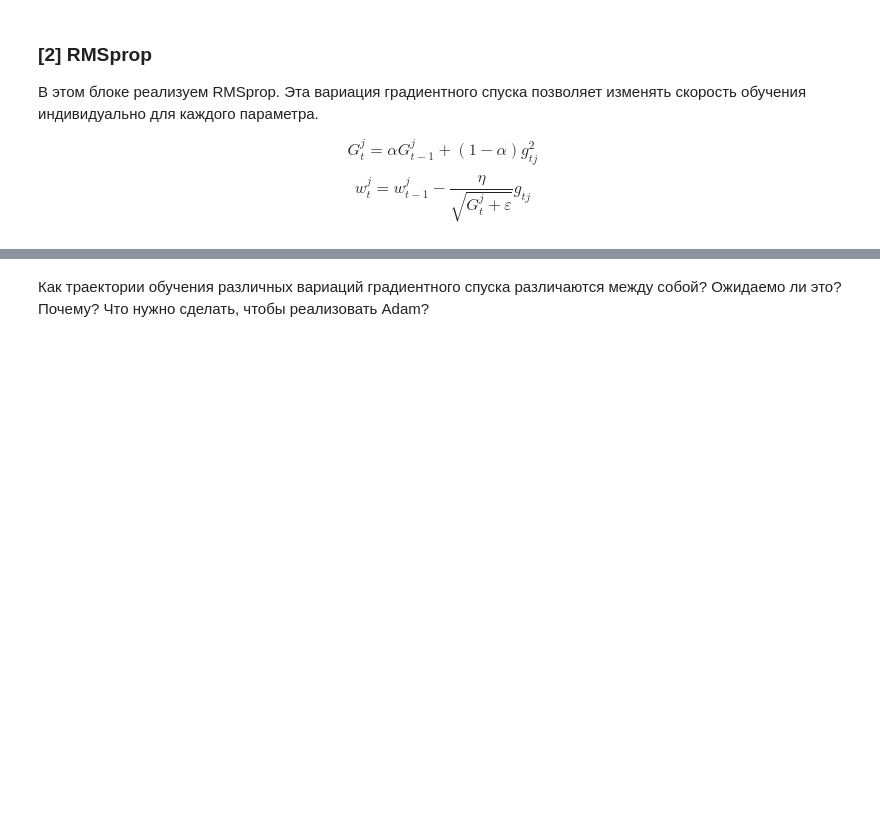
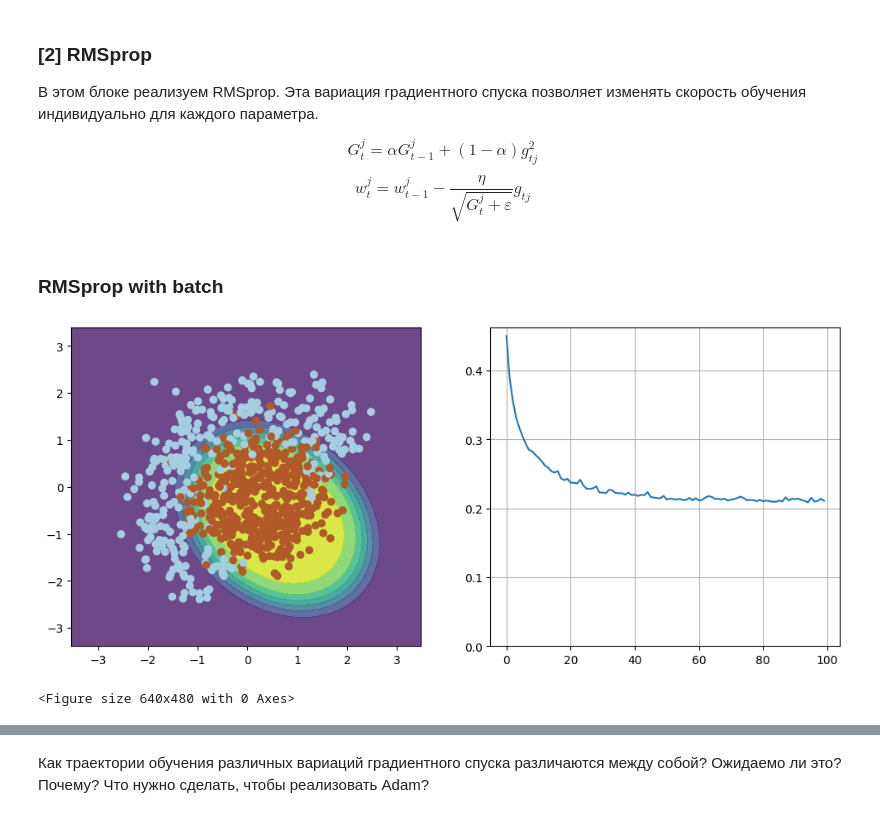
Before and after one commit to Reveqqq/ML, a Jupyter notebook: AI/2/HW2_gradient.ipynb, the cells around one changed output, grey strips where cells are left out. Drawn from its saved outputs; the diff is of its cells as text; code cells hidden in the pictures; blank space fills up the shorter version.

```diff
--- a/AI/2/HW2_gradient.ipynb
+++ b/AI/2/HW2_gradient.ipynb
@@ -223,23 +235,40 @@ plt.clf()
 
 $$ G_t^j = \alpha G_{t-1}^j + (1 - \alpha) g_{tj}^2 $$
 $$ w_t^j = w_{t-1}^j - \dfrac{\eta}{\sqrt{G_t^j + \varepsilon}} g_{tj} $$
+# %% [markdown]
+### RMSprop with batch
 # %%
 np.random.seed(42)
 
 w = np.array([0, 0, 0, 0, 0, 1.])
 
 eta = 0.1
 alpha = 0.9
 g2 = np.zeros_like(w)
 eps = 1e-8
 
 n_iter = 100
-batch_size = 4
+batch_size = 80
 loss = np.zeros(n_iter)
 plt.figure(figsize=(12,5))
 for i in range(n_iter):
 
     # Ваш код здесь
+    indices = np.random.choice(len(X), batch_size, replace=False)
+    X_batch = X[indices]
+    y_batch = y[indices]
+
+    grad = compute_grad(expand(X_batch), y_batch, w)
+
+    g2 = alpha * g2 + (1 - alpha) * grad**2
+
+    w = w - eta * grad / (np.sqrt(g2) + eps)
+
+    loss[i] = compute_loss(expand(X), y, w)
+
 
 visualize(X, y, w, loss)
 plt.clf()
+# %% [output]
+[figure, added]
+<Figure size 640x480 with 0 Axes>
```
Also changed, not shown: parts of 9 cells of this notebook, 1 other file.
